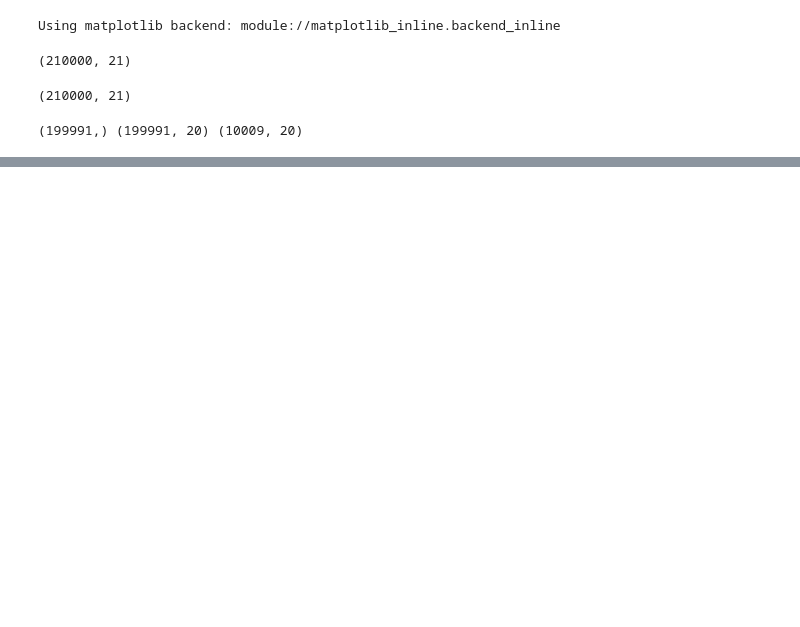
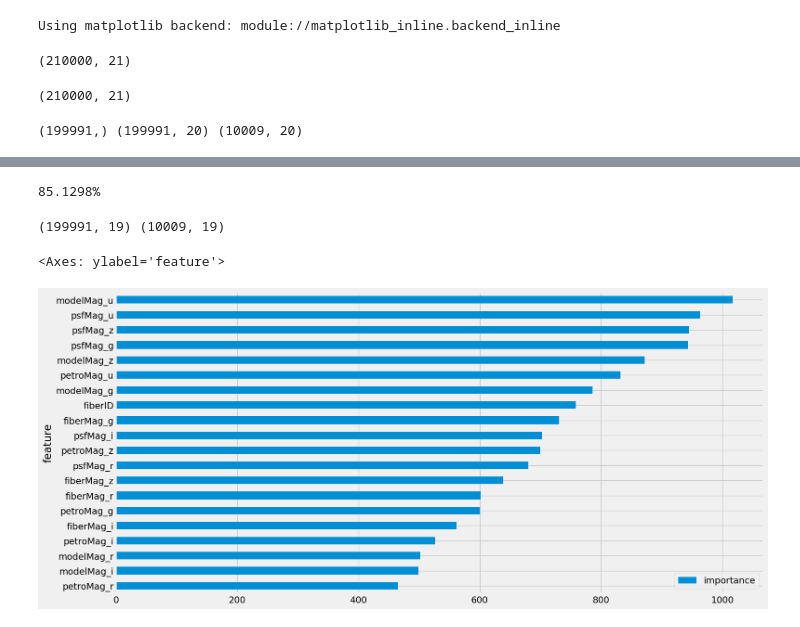
Before and after one commit to jun789-lee/astronomical-object-multiclassification, a Jupyter notebook: notebooks/08. LightGBM CV.ipynb, the cells around one changed output, grey strips where cells are left out. Drawn from its saved outputs; the diff is of its cells as text; code cells hidden in the pictures; blank space fills up the shorter version.

```diff
--- a/notebooks/08. LightGBM CV.ipynb
+++ b/notebooks/08. LightGBM CV.ipynb
@@ -67,7 +67,7 @@ cv = StratifiedKFold(n_splits=n_fold, shuffle=True, random_state=seed)
 p_val = np.zeros((trn.shape[0], n_class))
 p_tst = np.zeros((tst.shape[0], n_class))
 
-for i, (i_trn, i_val) in enumerate(cv.split(trn_file, y),1):
+for i, (i_trn, i_val) in enumerate(cv.split(trn, y),1):
   print(f'training model for CV #{i}')
   clf = lgb.LGBMClassifier(objective = 'multiclass',
                            n_estimators=1000,
@@ -79,7 +79,7 @@ for i, (i_trn, i_val) in enumerate(cv.split(trn_file, y),1):
                            colsample_bytree=.8,
                            random_state=seed,
                            n_jobs=-1)
-  clf.fit(trn[i_trn], y[i_val],
+  clf.fit(trn[i_trn], y[i_trn],
           eval_set=[(trn[i_val], y[i_val])],
           eval_metric='multiclass',
           callbacks=[lgb.early_stopping(stopping_rounds=10)])
@@ -91,0 +107,12 @@ TypeError: Input should have at least 1 dimension i.e. satisfy `len(x.shape) > 0
+# %%
+from sklearn.preprocessing import LabelEncoder
+
+le = LabelEncoder()
+y_encoded = le.fit_transform(y)
+print(f'{accuracy_score(y_encoded, np.argmax(p_val, axis=1))*100:.4f}%')
+# %% [output]
+85.1298%
+# %%
+print(p_val.shape, p_tst.shape)
+# %% [output]
+(199991, 19) (10009, 19)
@@ -91,0 +122,7 @@ TypeError: Input should have at least 1 dimension i.e. satisfy `len(x.shape) > 0
+# %%
+imp = pd.DataFrame({'feature':df.columns, 'importance':clf.feature_importances_})
+imp = imp.sort_values('importance').set_index('feature')
+imp.plot(kind='barh')
+# %% [output]
+<Axes: ylabel='feature'>
+[figure, added]
```
Also changed, not shown: parts of 8 cells of this notebook, 9 other files.
